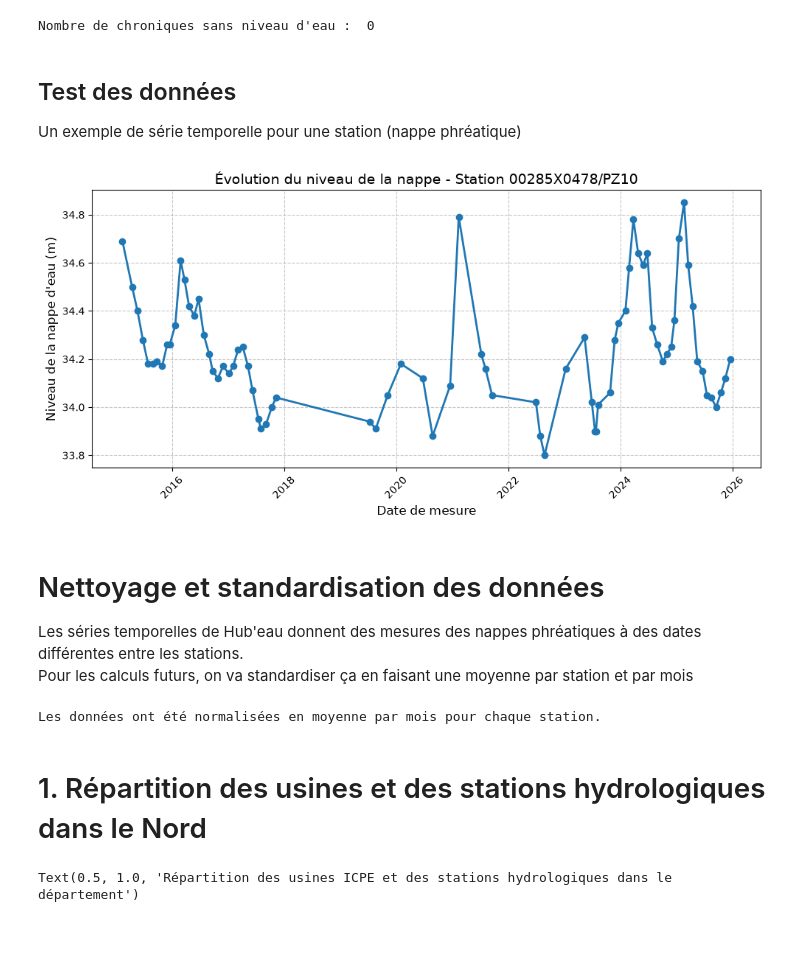
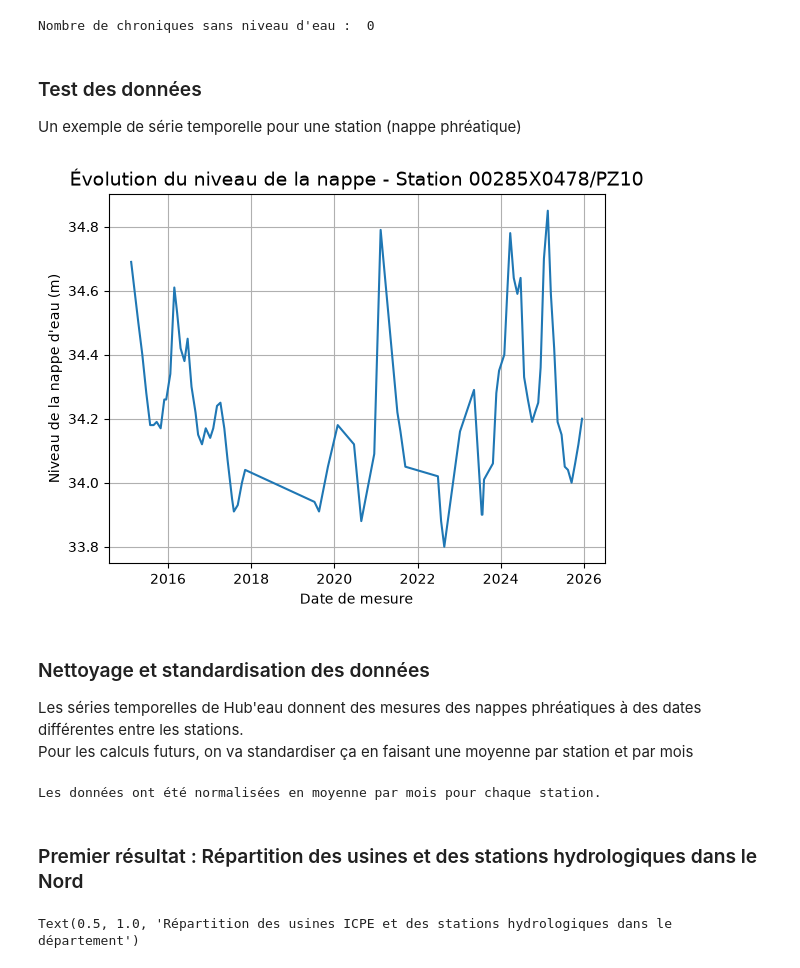
Before and after one commit to Nathan-de-J/PYDS, a Jupyter notebook: website/code/index.ipynb, the cells around one changed output. Saved outputs shown, nothing was run; the diff lists cells and outputs as text; code cells hidden in the pictures; blank space fills up the shorter version.

```diff
--- a/website/code/index.ipynb
+++ b/website/code/index.ipynb
@@ -221,35 +227,25 @@ chroniques = chroniques.loc[chroniques["niveau_nappe_eau"].notnull()]
 # %% [output]
 Nombre de chroniques sans niveau d'eau :  0
 # %% [markdown]
-## Test des données
+### Test des données
 
 Un exemple de série temporelle pour une station (nappe phréatique)
 # %%
 # Représentation d'une série temporelle d'une station
 station_cible = '00285X0478/PZ10'
-df_station = chroniques[chroniques['code_bss'] == station_cible]
-df_station = df_station.sort_values(by='date_mesure')
+serie_station = chroniques.loc[chroniques['code_bss'] == station_cible]
+serie_station = serie_station.sort_values(by='date_mesure')
 
-plt.figure(figsize=(10, 5))
-plt.plot(
-    df_station['date_mesure'],
-    df_station['niveau_nappe_eau'],
-    marker='o',         # Ajoute un point sur chaque mesure réelle
-    linestyle='-',      # Relie les points par une ligne
-    color='#1f77b4',
-    linewidth=2
-)
+plt.plot(serie_station['date_mesure'], serie_station['niveau_nappe_eau'])
 
 plt.title(f"Évolution du niveau de la nappe - Station {station_cible}", fontsize=14)
-plt.xlabel("Date de mesure", fontsize=12)
-plt.ylabel("Niveau de la nappe d'eau (m)", fontsize=12)
-plt.xticks(rotation=45) # Penche les dates pour éviter qu'elles ne se superposent
-plt.grid(True, linestyle='--', alpha=0.7)
-plt.tight_layout()
+plt.xlabel("Date de mesure")
+plt.ylabel("Niveau de la nappe d'eau (m)")
+plt.grid(True)
 # %% [output]
-[figure, old version]
+[figure, new version]
 # %% [markdown]
-# Nettoyage et standardisation des données
+### Nettoyage et standardisation des données
 
 Les séries temporelles de Hub'eau donnent des mesures des nappes phréatiques à des dates différentes entre les stations.
 Pour les calculs futurs, on va standardiser ça en faisant une moyenne par station et par mois
@@ -270,7 +266,7 @@ print("Les données ont été normalisées en moyenne par mois pour chaque stati
 # %% [output]
 Les données ont été normalisées en moyenne par mois pour chaque station.
 # %% [markdown]
-# 1. Répartition des usines et des stations hydrologiques dans le Nord
+### Premier résultat : Répartition des usines et des stations hydrologiques dans le Nord
 # %%
 # Stations (points bleus, taille réduite, avec un fin contour blanc pour la lisibilité)
 ax = plt.subplots(figsize=(12, 10))[1]
```
Also changed, not shown: parts of 40 cells of this notebook.
